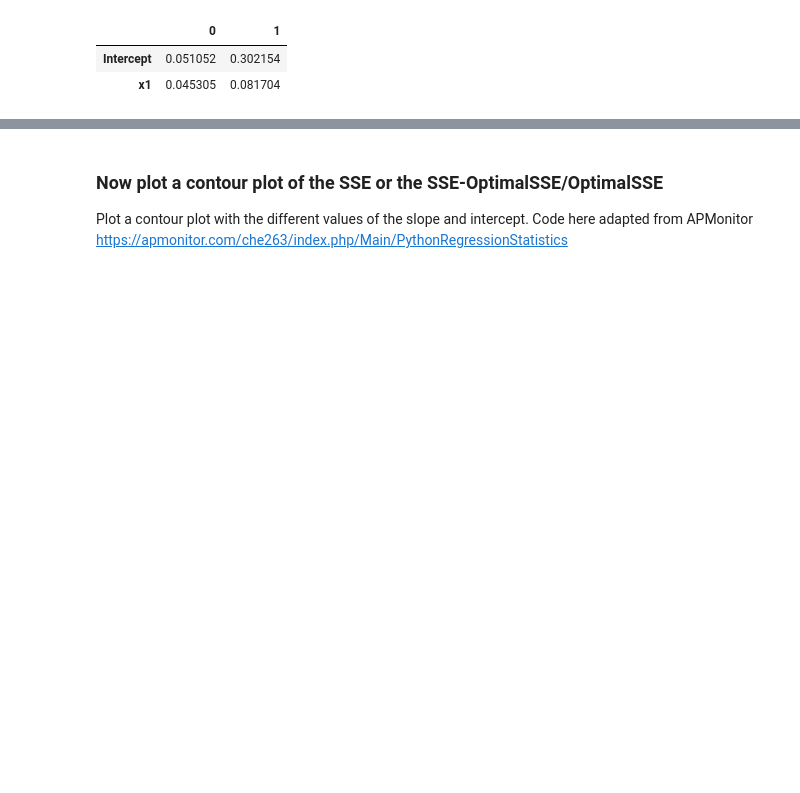
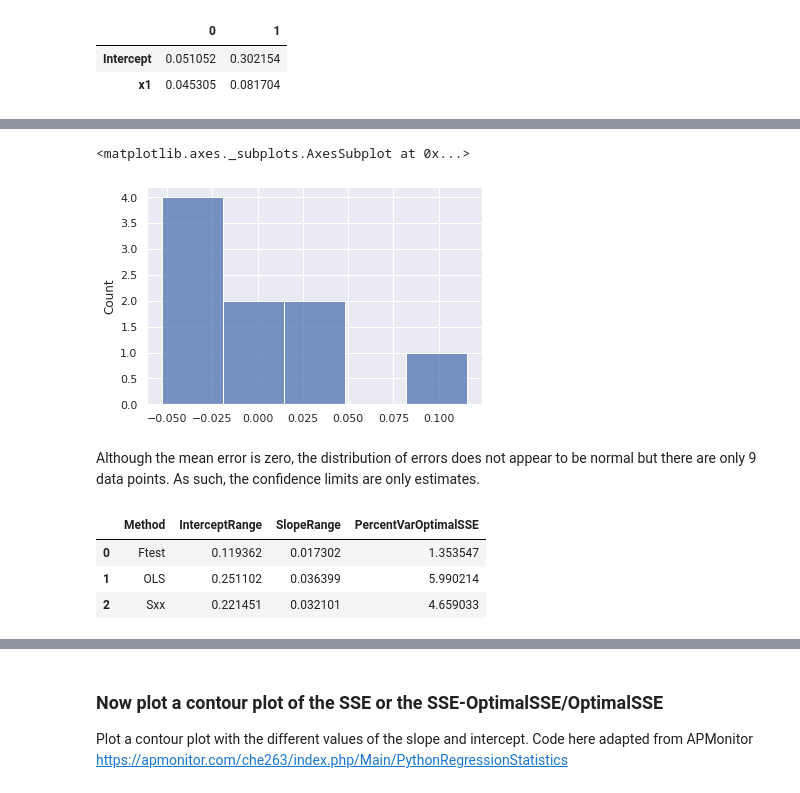
Before and after one commit to clint-bg/tools, a Jupyter notebook: ConfidenceIntervals.ipynb, the cells around one changed output, grey strips where cells are left out. Cells and saved outputs as stored; diff of their text form; code cells hidden in the pictures; blank space fills up the shorter version.

```diff
--- a/ConfidenceIntervals.ipynb
+++ b/ConfidenceIntervals.ipynb
@@ -291,0 +306,7 @@ The OLS model apparently has much larger confidence limits than the F-test metho
+# %%
+sns.histplot(data=error,bins=5)
+# %% [output]
+<matplotlib.axes._subplots.AxesSubplot at 0x...>
+[figure, added]
+# %% [markdown]
+Although the mean error is zero, the distribution of errors does not appear to be normal but there are only 9 data points. As such, the confidence limits are only estimates.
@@ -291,0 +329,7 @@ The OLS model apparently has much larger confidence limits than the F-test metho
+# %%
+dfs
+# %% [output]
+|  | Method | InterceptRange | SlopeRange | PercentVarOptimalSSE |
+| 0 | Ftest | 0.119362 | 0.017302 | 1.353547 |
+| 1 | OLS | 0.251102 | 0.036399 | 5.990214 |
+| 2 | Sxx | 0.221451 | 0.032101 | 4.659033 |
```
Also changed, not shown: parts of 22 cells of this notebook.
